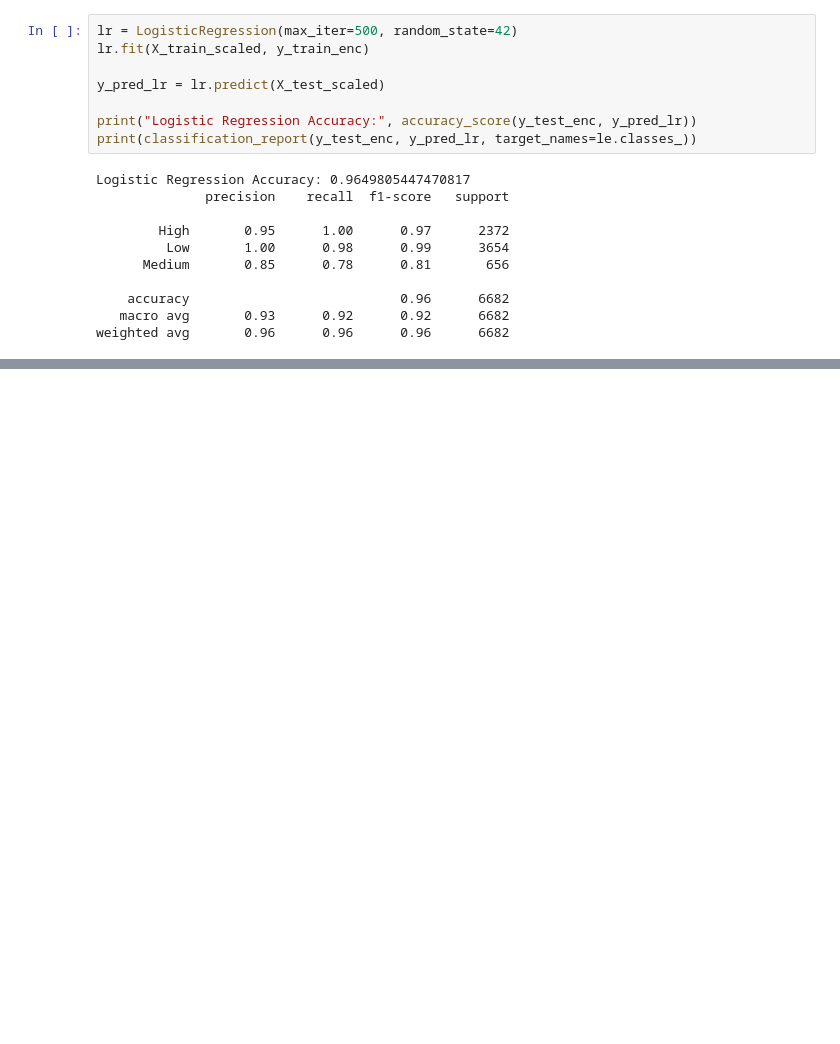
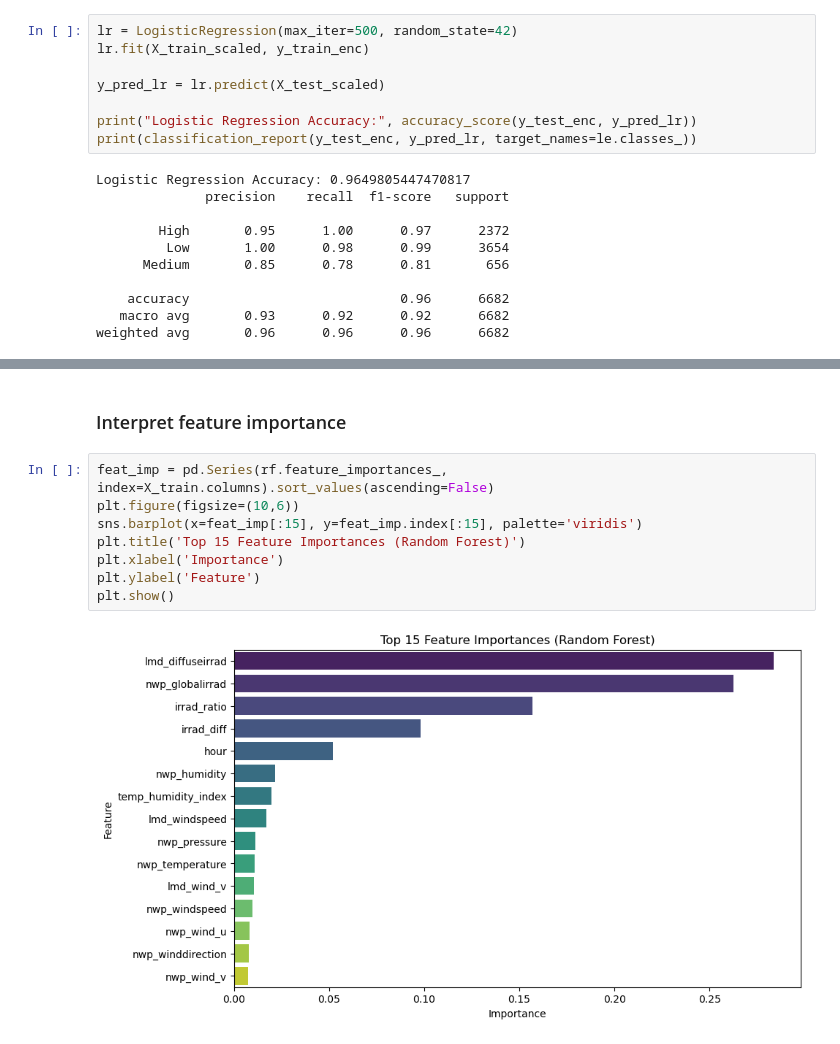
Before and after one commit to tolly00/capstone-project, a Jupyter notebook: Single-station_Trained_Model.ipynb, the cells around one changed output, grey strips where cells are left out. Cells and saved outputs as stored; diff of their text form; blank space fills up the shorter version.

```diff
--- a/Single-station_Trained_Model.ipynb
+++ b/Single-station_Trained_Model.ipynb
@@ -353,0 +401,12 @@ weighted avg       0.96      0.96      0.96      6682
+# %% [markdown]
+### Interpret feature importance
+# %%
+feat_imp = pd.Series(rf.feature_importances_, index=X_train.columns).sort_values(ascending=False)
+plt.figure(figsize=(10,6))
+sns.barplot(x=feat_imp[:15], y=feat_imp.index[:15], palette='viridis')
+plt.title('Top 15 Feature Importances (Random Forest)')
+plt.xlabel('Importance')
+plt.ylabel('Feature')
+plt.show()
+# %% [output]
+[figure, added]
```
Also changed, not shown: parts of 8 cells of this notebook.
